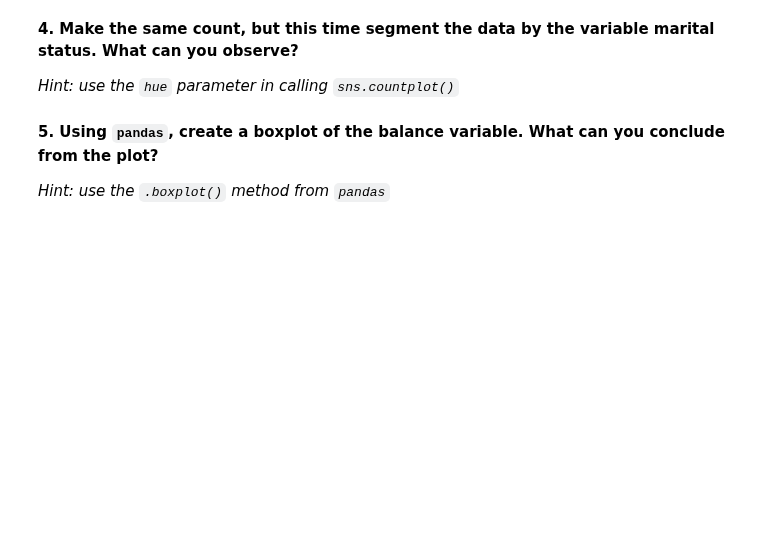
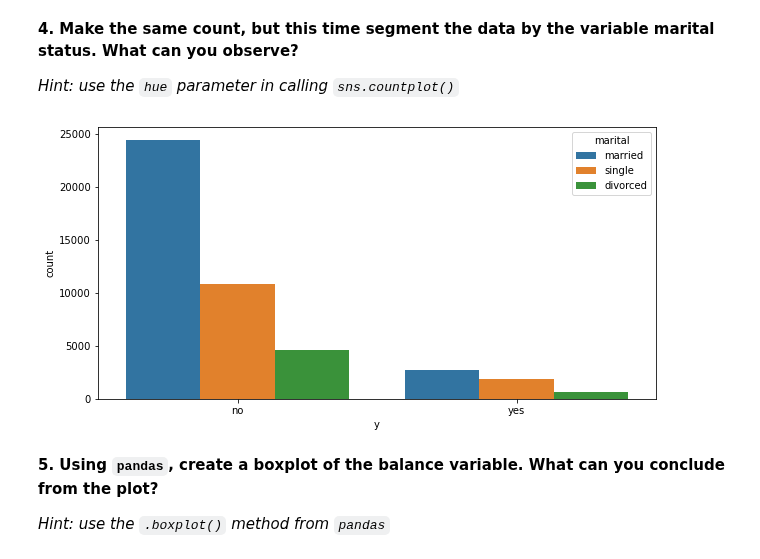
Before and after one commit to Louis-Bad/KATE_Module-17, a Jupyter notebook: bank_marketing/bank_marketing.ipynb, the cells around one changed output. Saved outputs shown, nothing was run; the diff lists cells and outputs as text; code cells hidden in the pictures; blank space fills up the shorter version.

```diff
--- a/bank_marketing/bank_marketing.ipynb
+++ b/bank_marketing/bank_marketing.ipynb
@@ -151,10 +204,14 @@ plt.figure()
 *Hint: use the `hue` parameter in calling `sns.countplot()`*
 # %%
 # We create a new figure to make sure other figures in the notebook don't get modified
-plt.figure()
+plt.figure(figsize=figsize)
 
 # Your code here
-# count_by_marital status = ...
+count_by_marital_status = sns.countplot(data = df,
+                                         x = "y",
+                                         hue = "marital")
+# %% [output]
+[figure, added]
 # %% [markdown]
 **5. Using `pandas`, create a boxplot of the balance variable. What can you conclude from the plot?**
 
```
Also changed, not shown: parts of 22 cells of this notebook, 1 other file.
